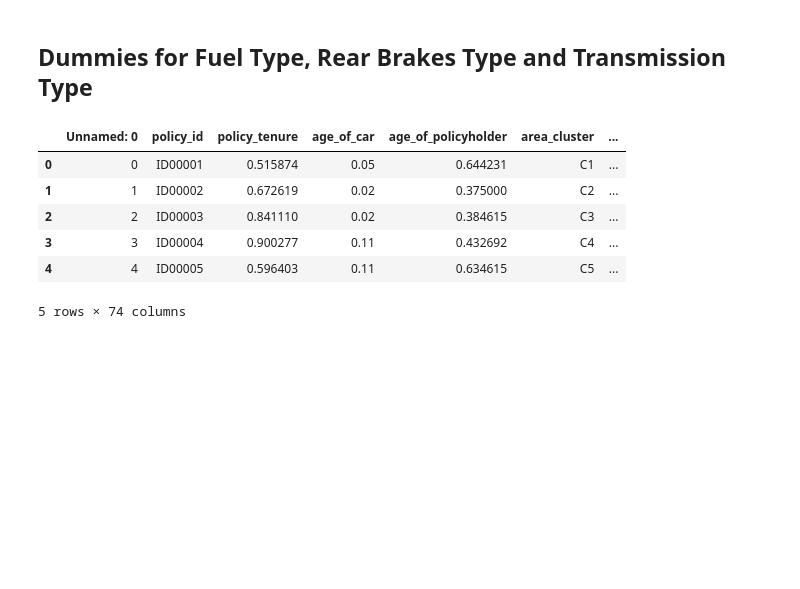
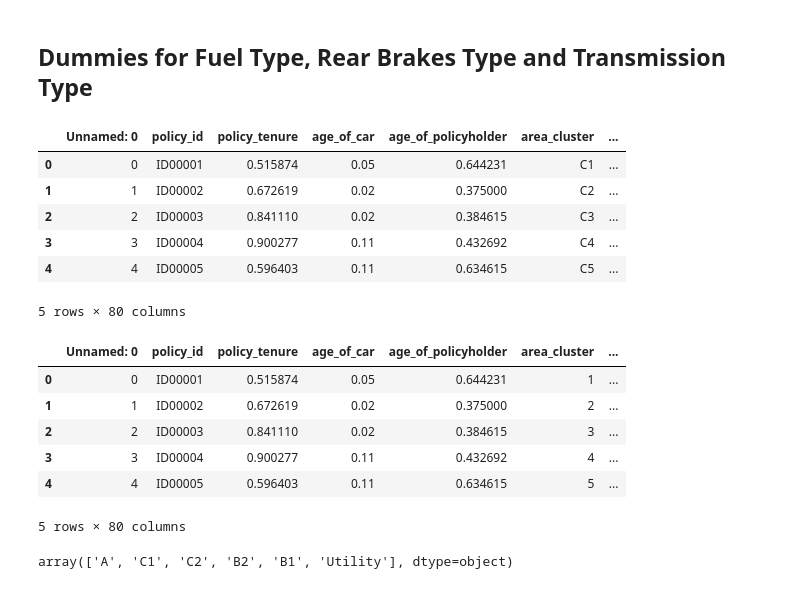
Before and after one commit to annaziegert/insurance_claim_prediciton_nova, a Jupyter notebook: Notebooks/dummies_Miguel.ipynb, the cells around one changed output. Drawn from its saved outputs; the diff is of its cells as text; code cells hidden in the pictures; blank space fills up the shorter version.

```diff
--- a/Notebooks/dummies_Miguel.ipynb
+++ b/Notebooks/dummies_Miguel.ipynb
@@ -1,7 +1,8 @@
 # %%
 import pandas as pd
+import re
 
-data = pd.read_csv("ml_gw_car_insurance.csv")
+data = pd.read_csv("../data/ml_gw_car_insurance.csv")
 data.info()
 # %% [output]
 <class 'pandas.core.frame.DataFrame'>
@@ -143,6 +144,10 @@ data = pd.concat([data, rear_brakes_dummies], axis=1)
 transmission_type_dummies = pd.get_dummies(data['transmission_type'], prefix='transmission_type')
 data = pd.concat([data, transmission_type_dummies], axis=1)
 
+#Transmission Type
+segment_dummies = pd.get_dummies(data['segment'], prefix='segment')
+data = pd.concat([data, segment_dummies], axis=1)
+
 data.head()
 # %% [output]
 |  | Unnamed: 0 | policy_id | policy_tenure | age_of_car | age_of_policyholder | area_cluster | ... |
@@ -151,4 +156,26 @@ data.head()
 | 2 | 2 | ID00003 | 0.841110 | 0.02 | 0.384615 | C3 | ... |
 | 3 | 3 | ID00004 | 0.900277 | 0.11 | 0.432692 | C4 | ... |
 | 4 | 4 | ID00005 | 0.596403 | 0.11 | 0.634615 | C5 | ... |
-5 rows × 74 columns
+5 rows × 80 columns
+# %%
+
+# Define regular expression pattern to match only digits
+pattern = r'\d+'
+
+# Apply regular expression to 'cluster' column and save as new column
+data['area_cluster'] = data['area_cluster'].apply(lambda x: re.search(pattern, x).group())
+data['model'] = data['model'].apply(lambda x: re.search(pattern, x).group())
+
+data.head()
+# %% [output]
+|  | Unnamed: 0 | policy_id | policy_tenure | age_of_car | age_of_policyholder | area_cluster | ... |
+| 0 | 0 | ID00001 | 0.515874 | 0.05 | 0.644231 | 1 | ... |
+| 1 | 1 | ID00002 | 0.672619 | 0.02 | 0.375000 | 2 | ... |
+| 2 | 2 | ID00003 | 0.841110 | 0.02 | 0.384615 | 3 | ... |
+| 3 | 3 | ID00004 | 0.900277 | 0.11 | 0.432692 | 4 | ... |
+| 4 | 4 | ID00005 | 0.596403 | 0.11 | 0.634615 | 5 | ... |
+5 rows × 80 columns
+# %%
+data.segment.unique()
+# %% [output]
+array(['A', 'C1', 'C2', 'B2', 'B1', 'Utility'], dtype=object)
```
Also changed, not shown: parts of 1 cell of this notebook.
